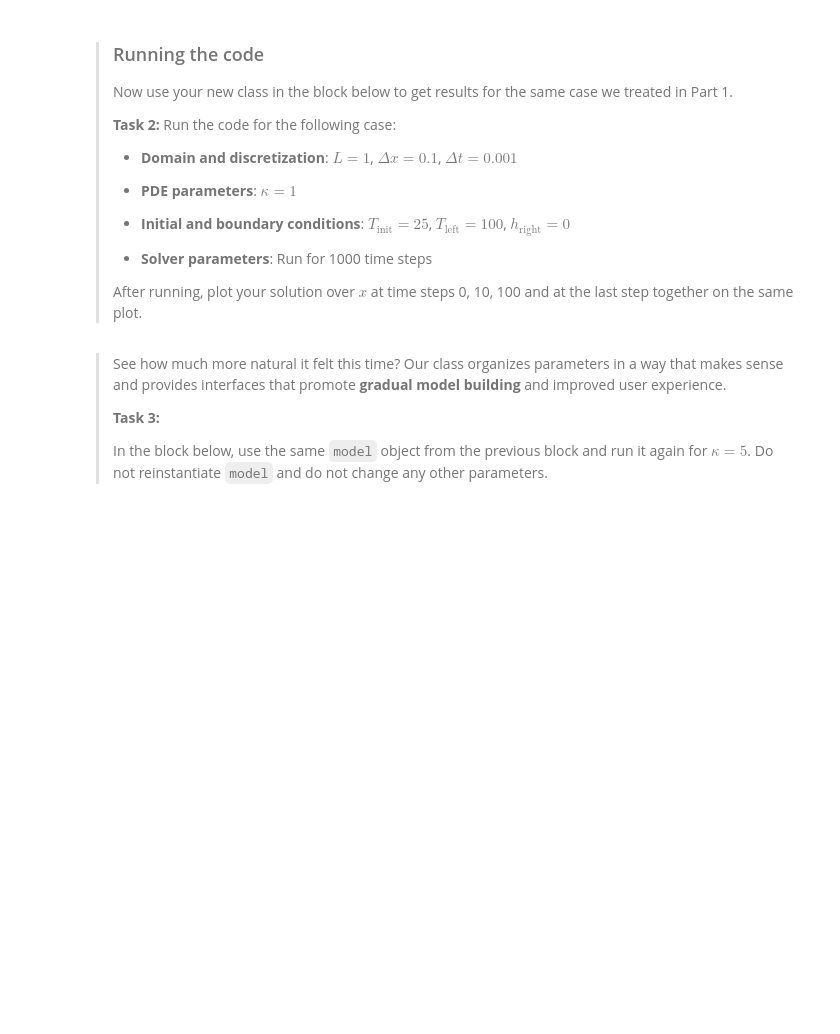
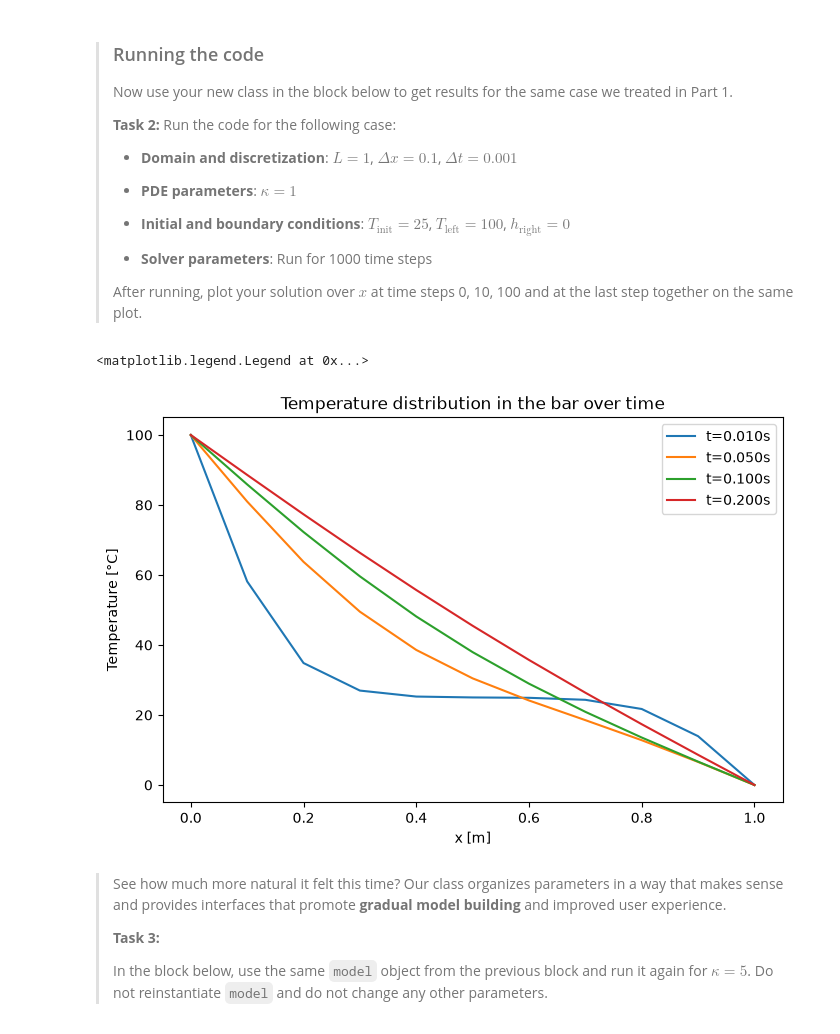
Before and after one commit to Svangrootveld/PA2.1, a Jupyter notebook: 2_oop.ipynb, the cells around one changed output. Drawn from its saved outputs; the diff is of its cells as text; code cells hidden in the pictures; blank space fills up the shorter version.

```diff
--- a/2_oop.ipynb
+++ b/2_oop.ipynb
@@ -49,8 +49,8 @@ class Diffusion:
         plt.show()
 
     def _apply_bcs(self, n):
-        self.T[n+1,0] = # YOUR_CODE_LINE_HERE
-        self.T[n+1,-1] = # YOUR_CODE_LINE_HERE
+        self.T[n+1,0] = self.bc_left
+        self.T[n+1,-1] =  self.bc_right
 
     def solve(self, n_steps):
         # solution vectors
@@ -58,13 +58,13 @@ class Diffusion:
         self.T = np.zeros((n_steps,nx))
 
         # temperature field at t=0
-        self.T[0,:] = # YOUR_CODE_LINE_HERE
+        self.T[0,:] = self.init_temp
 
         # loop through time
         for n in range(n_steps-1):
             # solution in the interior
             for m in range(1,nx-1):
-                self.T[n+1,m] = # YOUR_CODE_LINE_HERE
+                self.T[n+1,m] = self.T[n,m] + self.kappa*self.dt/self.dx/self.dx*(self.T[n,m+1]-2*self.T[n,m]+self.T[n,m-1])
 
             # solution at the boundaries
             self._apply_bcs(n)
@@ -93,3 +87,19 @@ model.set_bcs(# YOUR_CODE_LINE_HERE )
+# %%
+model = Diffusion(L=1.0, dx=0.1, dt=0.001)
+model.set_pde_params(kappa=1.0)
+model.set_bcs(init=25.0, left=100.0, right=0.0)
+
+plt.figure(figsize=(8,5))
+for n_steps in [10, 50, 100, 200]:
+    model.solve(n_steps)
+    plt.plot(model.x, model.T[-1,:], label=f't={n_steps*model.dt:.3f}s')
+plt.xlabel('x [m]')
+plt.ylabel('Temperature [°C]')
+plt.title('Temperature distribution in the bar over time')
+plt.legend()
+# %% [output]
+<matplotlib.legend.Legend at 0x...>
+[figure, added]
 # %% [markdown]
 > See how much more natural it felt this time? Our class organizes parameters in a way that makes sense and provides interfaces that promote **gradual model building** and improved user experience.
 >
```
Also changed, not shown: parts of 6 cells of this notebook.
